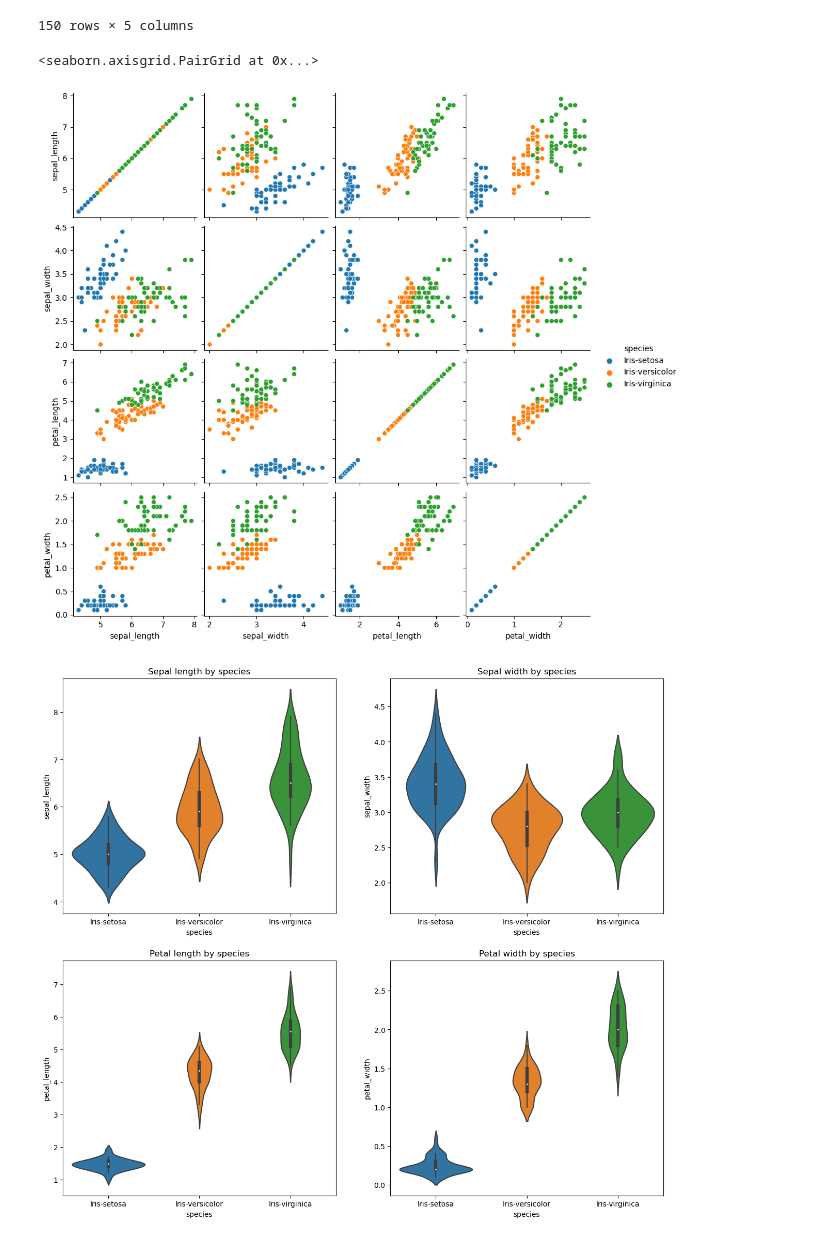
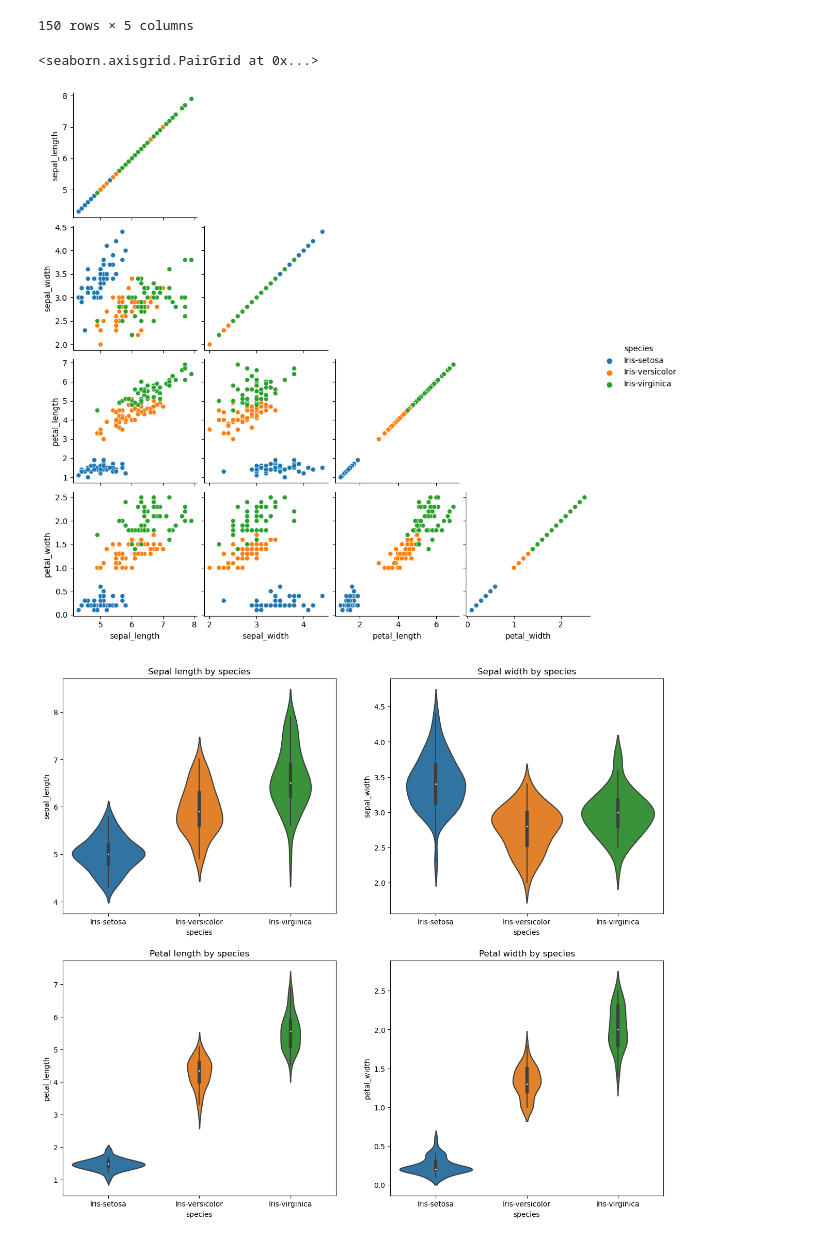
Before and after one commit to ArinaFedotova/APL.lab2, a Jupyter notebook: lab2.ipynb, the cells around one changed output. Saved outputs shown, nothing was run; the diff lists cells and outputs as text; code cells hidden in the pictures.

```diff
--- a/lab2.ipynb
+++ b/lab2.ipynb
@@ -178,10 +178,10 @@ ds_iris
 | 149 | 5.9 | 3.0 | 5.1 | 1.8 | Iris-virginica |
 150 rows × 5 columns
 # %%
-sns.pairplot(ds_iris, hue = 'species', diag_kind = None)
+sns.pairplot(ds_iris, hue = 'species', diag_kind = None, corner=True)
 # %% [output]
 <seaborn.axisgrid.PairGrid at 0x...>
-[figure, old version]
+[figure, new version]
 # %%
 headers = list(ds_iris.columns.values)
 titles = ['Sepal length by species', 'Sepal width by species', 'Petal length by species', 'Petal width by species']
```
Also changed, not shown: parts of 28 cells of this notebook, 3 other files.
